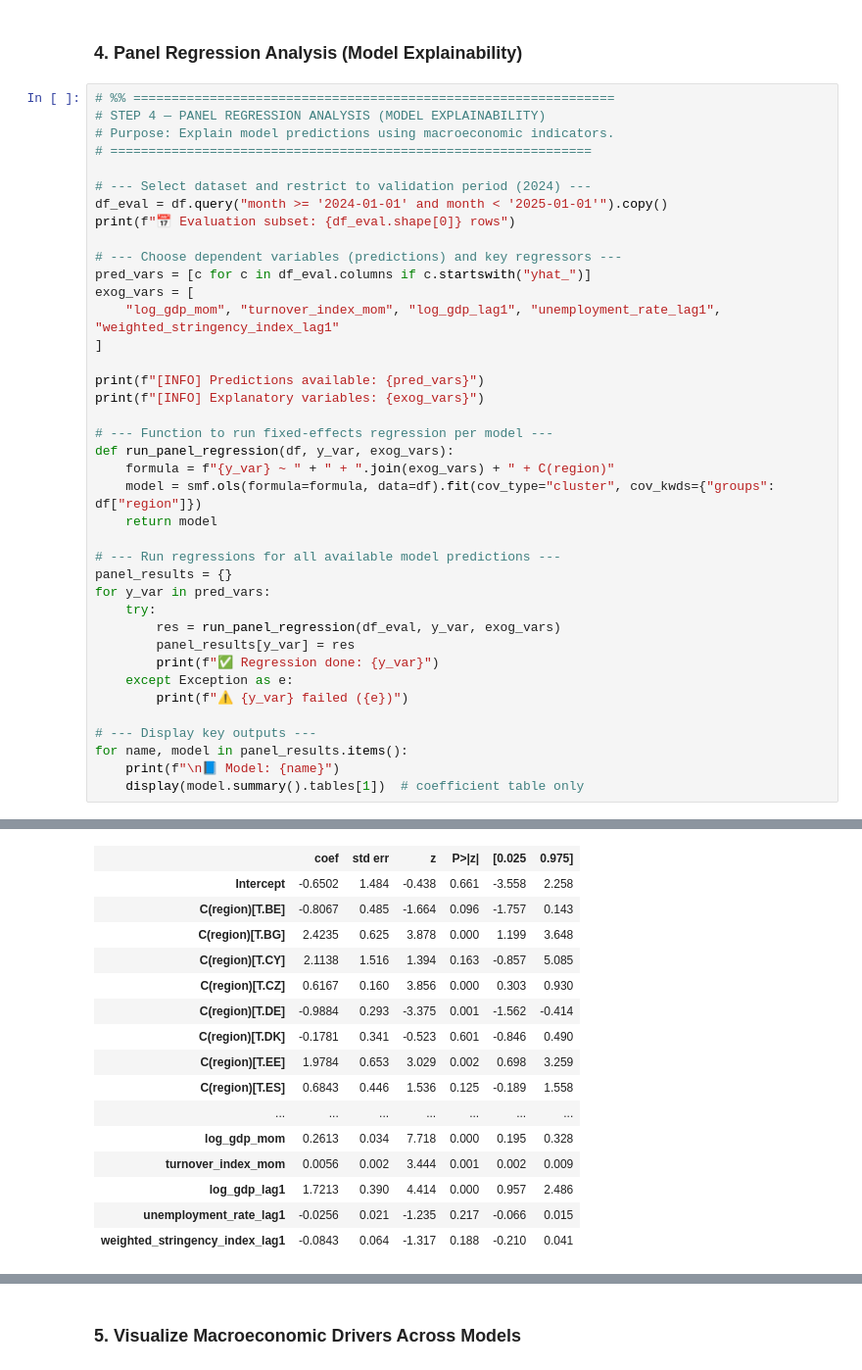
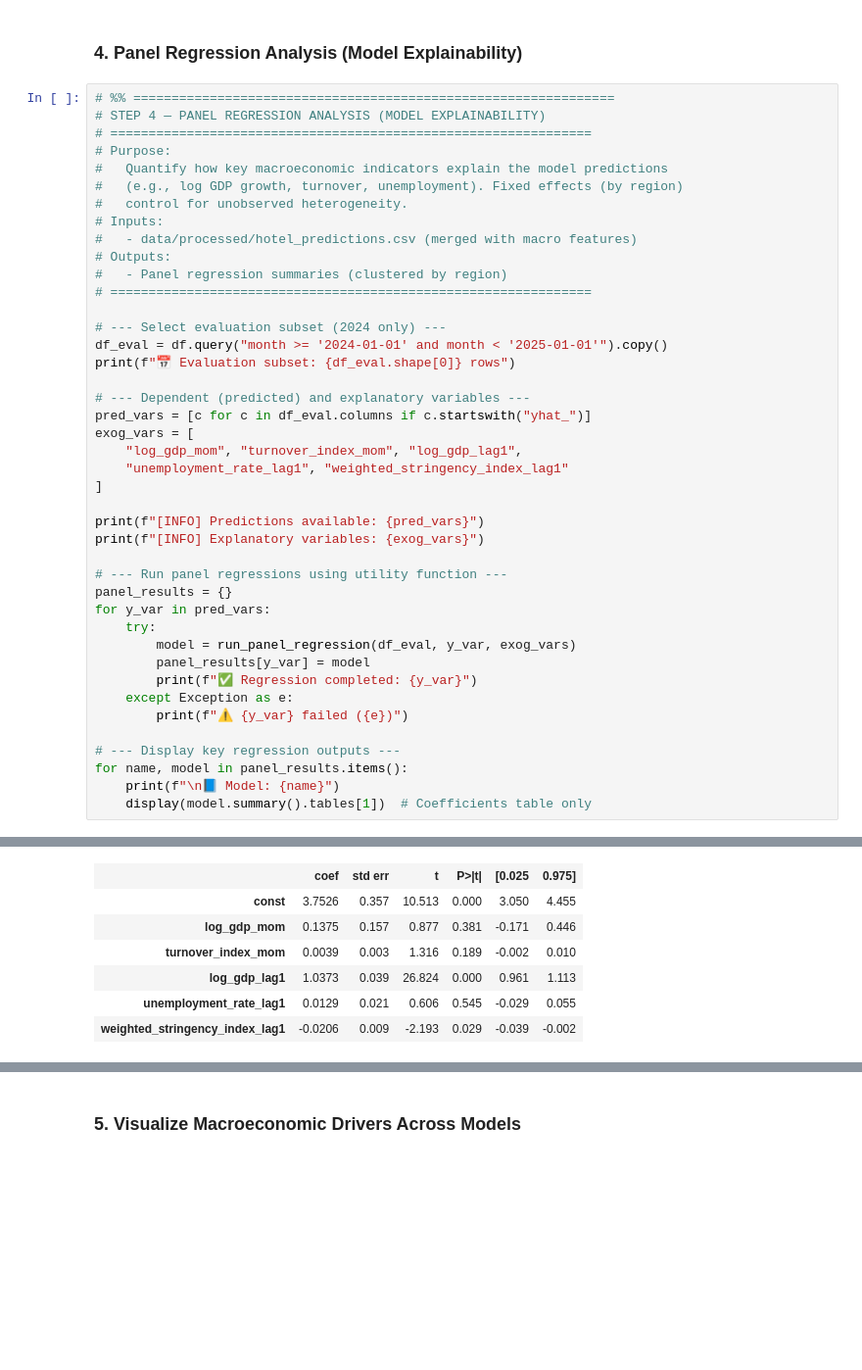
Before and after one commit to gsanaev/forecasting-explaining-hotel-demand-in-eu, a Jupyter notebook: notebooks/04_model_interpretability_economic_drivers.ipynb, the cells around one changed output, grey strips where cells are left out. Shown: that part at 98% size. Saved outputs shown, nothing was run; the diff lists cells and outputs as text; blank space fills up the shorter version.

```diff
--- a/notebooks/04_model_interpretability_economic_drivers.ipynb
+++ b/notebooks/04_model_interpretability_economic_drivers.ipynb
@@ -342,41 +272,44 @@ You now have beeswarm plots, feature-importance bars, and ranked feature tables.
 # %%
 # %% ===============================================================
 # STEP 4 — PANEL REGRESSION ANALYSIS (MODEL EXPLAINABILITY)
-# Purpose: Explain model predictions using macroeconomic indicators.
+# ===============================================================
+# Purpose:
+#   Quantify how key macroeconomic indicators explain the model predictions
+#   (e.g., log GDP growth, turnover, unemployment). Fixed effects (by region)
+#   control for unobserved heterogeneity.
+# Inputs:
+#   - data/processed/hotel_predictions.csv (merged with macro features)
+# Outputs:
+#   - Panel regression summaries (clustered by region)
 # ===============================================================
 
-# --- Select dataset and restrict to validation period (2024) ---
+# --- Select evaluation subset (2024 only) ---
 df_eval = df.query("month >= '2024-01-01' and month < '2025-01-01'").copy()
 print(f"📅 Evaluation subset: {df_eval.shape[0]} rows")
 
-# --- Choose dependent variables (predictions) and key regressors ---
+# --- Dependent (predicted) and explanatory variables ---
 pred_vars = [c for c in df_eval.columns if c.startswith("yhat_")]
 exog_vars = [
-    "log_gdp_mom", "turnover_index_mom", "log_gdp_lag1", "unemployment_rate_lag1", "weighted_stringency_index_lag1"
+    "log_gdp_mom", "turnover_index_mom", "log_gdp_lag1",
+    "unemployment_rate_lag1", "weighted_stringency_index_lag1"
 ]
 
 print(f"[INFO] Predictions available: {pred_vars}")
 print(f"[INFO] Explanatory variables: {exog_vars}")
 
-# --- Function to run fixed-effects regression per model ---
-def run_panel_regression(df, y_var, exog_vars):
-    formula = f"{y_var} ~ " + " + ".join(exog_vars) + " + C(region)"
-    model = smf.ols(formula=formula, data=df).fit(cov_type="cluster", cov_kwds={"groups": df["region"]})
-    return model
-
-# --- Run regressions for all available model predictions ---
+# --- Run panel regressions using utility function ---
 panel_results = {}
 for y_var in pred_vars:
     try:
-        res = run_panel_regression(df_eval, y_var, exog_vars)
-        panel_results[y_var] = res
-        print(f"✅ Regression done: {y_var}")
+        model = run_panel_regression(df_eval, y_var, exog_vars)
+        panel_results[y_var] = model
+        print(f"✅ Regression completed: {y_var}")
     except Exception as e:
         print(f"⚠️ {y_var} failed ({e})")
 
-# --- Display key outputs ---
+# --- Display key regression outputs ---
 for name, model in panel_results.items():
     print(f"\n📘 Model: {name}")
-    display(model.summary().tables[1])  # coefficient table only
+    display(model.summary().tables[1])  # Coefficients table only
 # %% [output]
 📅 Evaluation subset: 312 rows
@@ -443,16 +349,7 @@ for name, model in panel_results.items():
-|  | coef | std err | z | P>|z| | [0.025 | 0.975] |
-| Intercept | -0.6502 | 1.484 | -0.438 | 0.661 | -3.558 | 2.258 |
-| C(region)[T.BE] | -0.8067 | 0.485 | -1.664 | 0.096 | -1.757 | 0.143 |
-| C(region)[T.BG] | 2.4235 | 0.625 | 3.878 | 0.000 | 1.199 | 3.648 |
-| C(region)[T.CY] | 2.1138 | 1.516 | 1.394 | 0.163 | -0.857 | 5.085 |
-| C(region)[T.CZ] | 0.6167 | 0.160 | 3.856 | 0.000 | 0.303 | 0.930 |
-| C(region)[T.DE] | -0.9884 | 0.293 | -3.375 | 0.001 | -1.562 | -0.414 |
-| C(region)[T.DK] | -0.1781 | 0.341 | -0.523 | 0.601 | -0.846 | 0.490 |
-| C(region)[T.EE] | 1.9784 | 0.653 | 3.029 | 0.002 | 0.698 | 3.259 |
-| C(region)[T.ES] | 0.6843 | 0.446 | 1.536 | 0.125 | -0.189 | 1.558 |
-| ... | ... | ... | ... | ... | ... | ... |
-| log_gdp_mom | 0.2613 | 0.034 | 7.718 | 0.000 | 0.195 | 0.328 |
-| turnover_index_mom | 0.0056 | 0.002 | 3.444 | 0.001 | 0.002 | 0.009 |
-| log_gdp_lag1 | 1.7213 | 0.390 | 4.414 | 0.000 | 0.957 | 2.486 |
-| unemployment_rate_lag1 | -0.0256 | 0.021 | -1.235 | 0.217 | -0.066 | 0.015 |
-| weighted_stringency_index_lag1 | -0.0843 | 0.064 | -1.317 | 0.188 | -0.210 | 0.041 |
+|  | coef | std err | t | P>|t| | [0.025 | 0.975] |
+| const | 3.7526 | 0.357 | 10.513 | 0.000 | 3.050 | 4.455 |
+| log_gdp_mom | 0.1375 | 0.157 | 0.877 | 0.381 | -0.171 | 0.446 |
+| turnover_index_mom | 0.0039 | 0.003 | 1.316 | 0.189 | -0.002 | 0.010 |
+| log_gdp_lag1 | 1.0373 | 0.039 | 26.824 | 0.000 | 0.961 | 1.113 |
+| unemployment_rate_lag1 | 0.0129 | 0.021 | 0.606 | 0.545 | -0.029 | 0.055 |
+| weighted_stringency_index_lag1 | -0.0206 | 0.009 | -2.193 | 0.029 | -0.039 | -0.002 |
```
Also changed, not shown: parts of 10 cells of this notebook, 3 other files.
